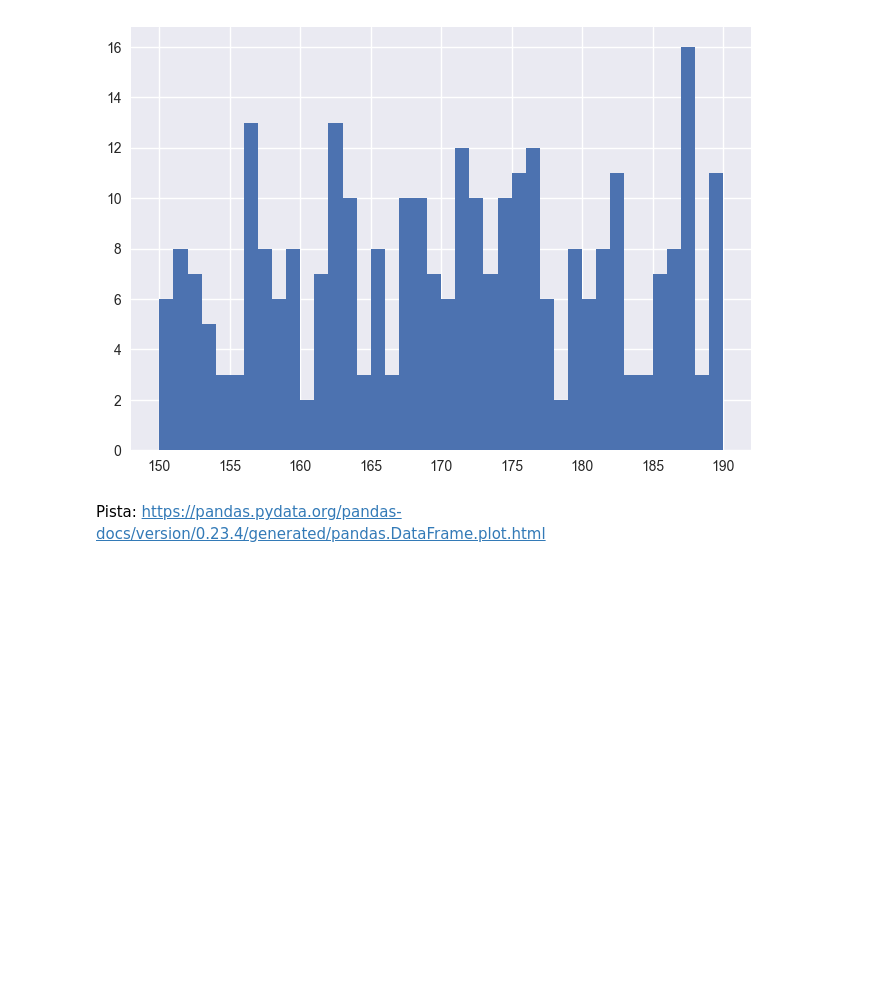
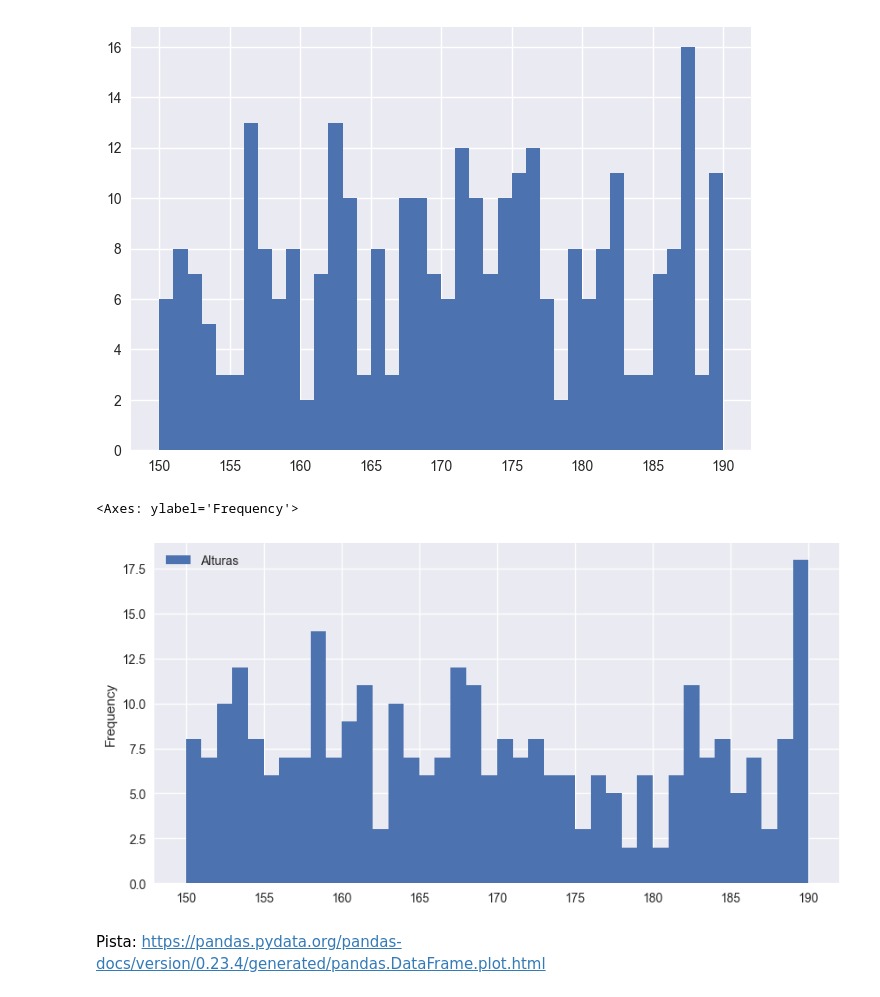
Before and after one commit to anapstl/ONLINE_DS_THEBRIDGE_course, a Jupyter notebook: 2-Data_analysis/4-Visualización/1-Matplotlib/ejercicios/ejercicios_Matplotlib.ipynb, the cells around one changed output. Cells and saved outputs as stored; diff of their text form; code cells hidden in the pictures; blank space fills up the shorter version.

```diff
--- a/2-Data_analysis/4-Visualización/1-Matplotlib/ejercicios/ejercicios_Matplotlib.ipynb
+++ b/2-Data_analysis/4-Visualización/1-Matplotlib/ejercicios/ejercicios_Matplotlib.ipynb
@@ -442,5 +442,18 @@ heights = np.random.randint(150, 191, size=300)
 plt.hist(heights, bins=40);
 # %% [output]
 [figure]
+# %%
+plt.style.use('seaborn-v0_8')
+
+heights = np.random.randint(150, 191, size=300)
+
+df_19 = pd.DataFrame({"Alturas": heights})
+
+df_19.plot(bins=40, kind='hist', figsize=(10,5))
+
+# plt.hist(heights, bins=40);
+# %% [output]
+<Axes: ylabel='Frequency'>
+[figure, added]
 # %% [markdown]
 Pista: https://pandas.pydata.org/pandas-docs/version/0.23.4/generated/pandas.DataFrame.plot.html
```
